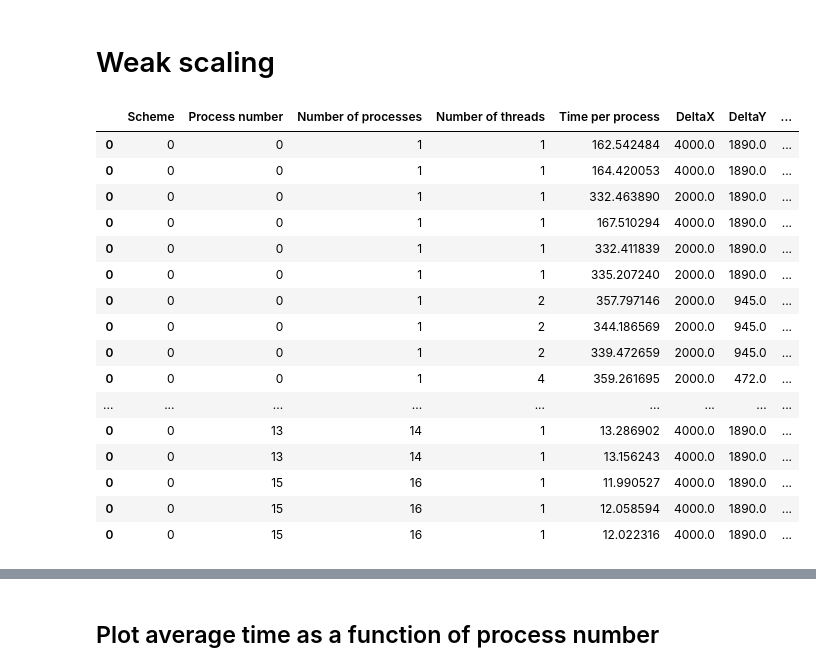
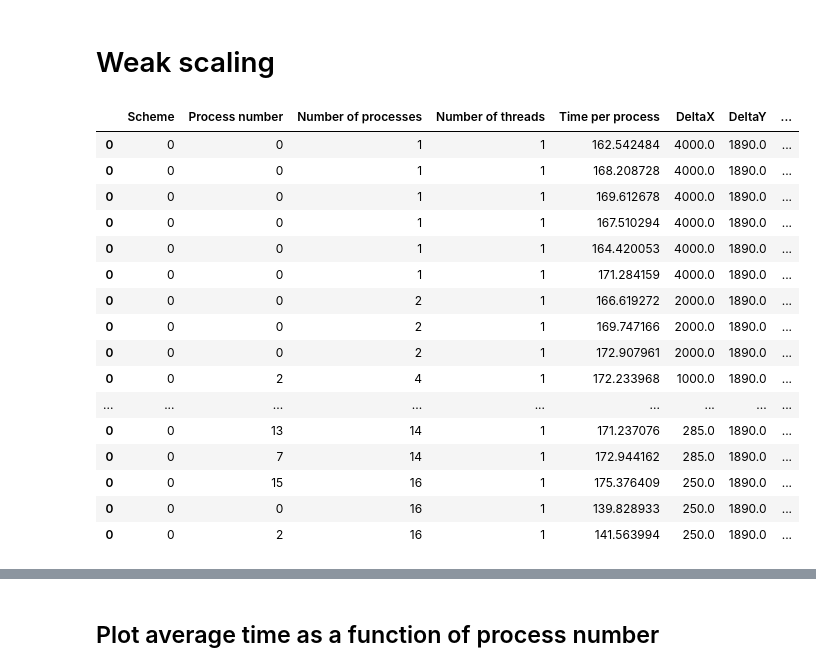
Before and after one commit to tcrasset/Wave-propagation, a Jupyter notebook: Scripts/plot.ipynb, the cells around one changed output, grey strips where cells are left out. Drawn from its saved outputs; the diff is of its cells as text; code cells hidden in the pictures.

```diff
--- a/Scripts/plot.ipynb
+++ b/Scripts/plot.ipynb
@@ -184,39 +184,40 @@ fig.savefig("Runtime_Speedup_threads_TRUE.svg")
 # %% [markdown]
 # Weak scaling
 # %%
-directory = "/home/tom/Documents/Uliege/Master2/HPC/Project2/Report/stats/weakscaling/"
+directory = "/home/tom/Documents/Uliege/Master2/HPC/Project2/Report/stats/weakscaling/process"
 
 files = [filename for filename in os.listdir(directory) if filename.startswith("statistics_explicit_weakscaling")]
-
 
 all_dataframes = []
 for f in files:
 
     part_df = pd.read_csv(os.path.join(directory,f), header=0)
 
     if not part_df.empty:
         all_dataframes.append(part_df[0:1])
 
-pd.set_option('display.max_rows', 1000)
 combined_df = pd.concat(all_dataframes)
 combined_df = combined_df.dropna()
-combined_df.sort_values(by=['Number of processes', 'Number of threads'])
+combined_df.sort_values(by=['Number of processes', 'Number of threads'], inplace=True)
+
+# pd.set_option('display.max_rows', 1000)
+combined_df
 # %% [output]
 |  | Scheme | Process number | Number of processes | Number of threads | Time per process | DeltaX | DeltaY | ... |
 | 0 | 0 | 0 | 1 | 1 | 162.542484 | 4000.0 | 1890.0 | ... |
+| 0 | 0 | 0 | 1 | 1 | 168.208728 | 4000.0 | 1890.0 | ... |
+| 0 | 0 | 0 | 1 | 1 | 169.612678 | 4000.0 | 1890.0 | ... |
+| 0 | 0 | 0 | 1 | 1 | 167.510294 | 4000.0 | 1890.0 | ... |
 | 0 | 0 | 0 | 1 | 1 | 164.420053 | 4000.0 | 1890.0 | ... |
-| 0 | 0 | 0 | 1 | 1 | 332.463890 | 2000.0 | 1890.0 | ... |
-| 0 | 0 | 0 | 1 | 1 | 167.510294 | 4000.0 | 1890.0 | ... |
-| 0 | 0 | 0 | 1 | 1 | 332.411839 | 2000.0 | 1890.0 | ... |
-| 0 | 0 | 0 | 1 | 1 | 335.207240 | 2000.0 | 1890.0 | ... |
-| 0 | 0 | 0 | 1 | 2 | 357.797146 | 2000.0 | 945.0 | ... |
-| 0 | 0 | 0 | 1 | 2 | 344.186569 | 2000.0 | 945.0 | ... |
-| 0 | 0 | 0 | 1 | 2 | 339.472659 | 2000.0 | 945.0 | ... |
-| 0 | 0 | 0 | 1 | 4 | 359.261695 | 2000.0 | 472.0 | ... |
+| 0 | 0 | 0 | 1 | 1 | 171.284159 | 4000.0 | 1890.0 | ... |
+| 0 | 0 | 0 | 2 | 1 | 166.619272 | 2000.0 | 1890.0 | ... |
+| 0 | 0 | 0 | 2 | 1 | 169.747166 | 2000.0 | 1890.0 | ... |
+| 0 | 0 | 0 | 2 | 1 | 172.907961 | 2000.0 | 1890.0 | ... |
+| 0 | 0 | 2 | 4 | 1 | 172.233968 | 1000.0 | 1890.0 | ... |
 | ... | ... | ... | ... | ... | ... | ... | ... | ... |
-| 0 | 0 | 13 | 14 | 1 | 13.286902 | 4000.0 | 1890.0 | ... |
-| 0 | 0 | 13 | 14 | 1 | 13.156243 | 4000.0 | 1890.0 | ... |
-| 0 | 0 | 15 | 16 | 1 | 11.990527 | 4000.0 | 1890.0 | ... |
-| 0 | 0 | 15 | 16 | 1 | 12.058594 | 4000.0 | 1890.0 | ... |
-| 0 | 0 | 15 | 16 | 1 | 12.022316 | 4000.0 | 1890.0 | ... |
+| 0 | 0 | 13 | 14 | 1 | 171.237076 | 285.0 | 1890.0 | ... |
+| 0 | 0 | 7 | 14 | 1 | 172.944162 | 285.0 | 1890.0 | ... |
+| 0 | 0 | 15 | 16 | 1 | 175.376409 | 250.0 | 1890.0 | ... |
+| 0 | 0 | 0 | 16 | 1 | 139.828933 | 250.0 | 1890.0 | ... |
+| 0 | 0 | 2 | 16 | 1 | 141.563994 | 250.0 | 1890.0 | ... |
 # %%
```
Also changed, not shown: parts of 5 cells of this notebook.
